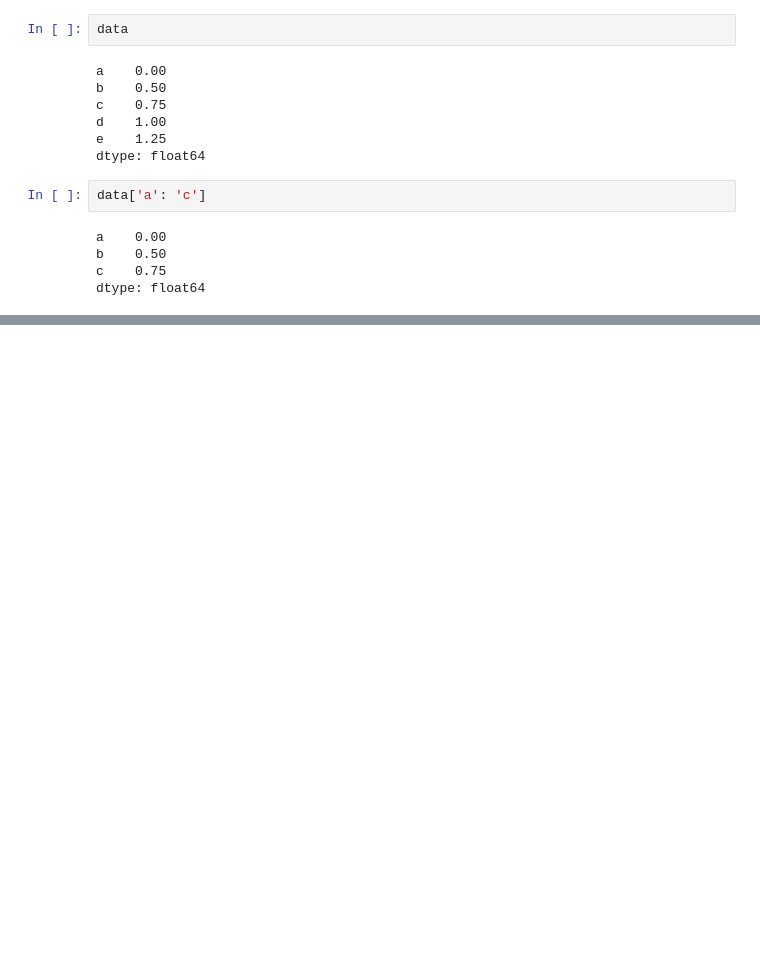
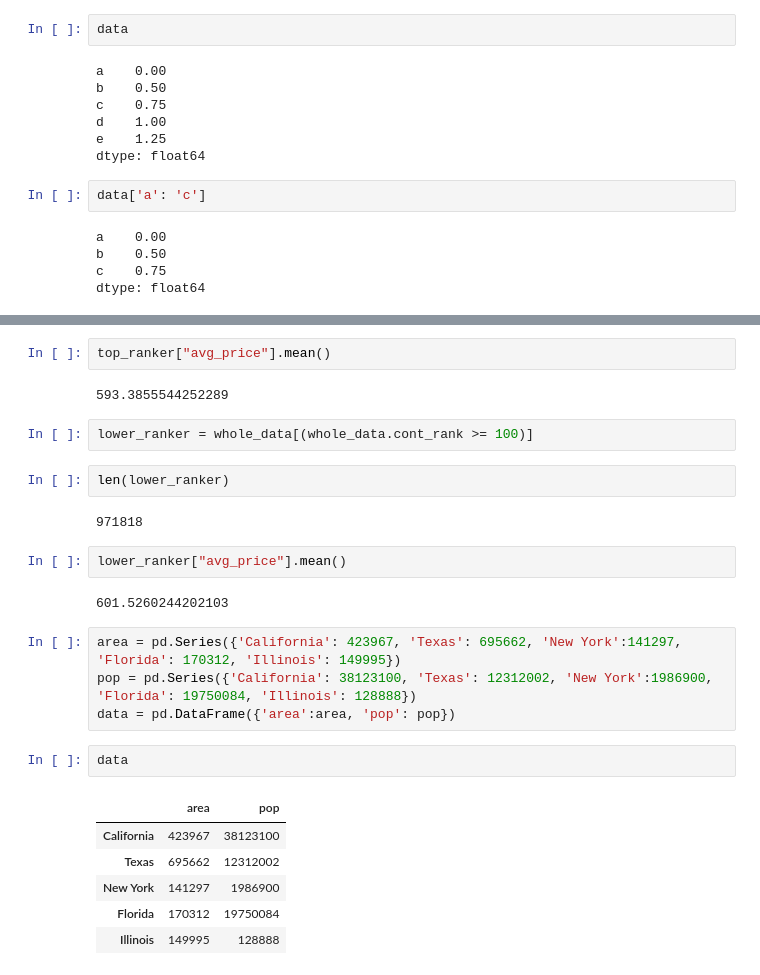
Before and after one commit to tax-k/KB_price_crawling, a Jupyter notebook: Data manipulation with Pandas.ipynb, the cells around one changed output, grey strips where cells are left out. Cells and saved outputs as stored; diff of their text form; blank space fills up the shorter version.

```diff
--- a/Data manipulation with Pandas.ipynb
+++ b/Data manipulation with Pandas.ipynb
@@ -218,0 +311,27 @@ TypeError: cannot compare a dtyped [float64] array with a scalar of type [bool]
+# %%
+top_ranker["avg_price"].mean()
+# %% [output]
+593.3855544252289
+# %%
+lower_ranker = whole_data[(whole_data.cont_rank >= 100)]
+# %%
+len(lower_ranker)
+# %% [output]
+971818
+# %%
+lower_ranker["avg_price"].mean()
+# %% [output]
+601.5260244202103
+# %%
+area = pd.Series({'California': 423967, 'Texas': 695662, 'New York':141297, 'Florida': 170312, 'Illinois': 149995})
+pop = pd.Series({'California': 38123100, 'Texas': 12312002, 'New York':1986900, 'Florida': 19750084, 'Illinois': 128888})
+data = pd.DataFrame({'area':area, 'pop': pop})
+# %%
+data
+# %% [output]
+|  | area | pop |
+| California | 423967 | 38123100 |
+| Texas | 695662 | 12312002 |
+| New York | 141297 | 1986900 |
+| Florida | 170312 | 19750084 |
+| Illinois | 149995 | 128888 |
```
Also changed, not shown: parts of 37 cells of this notebook.
